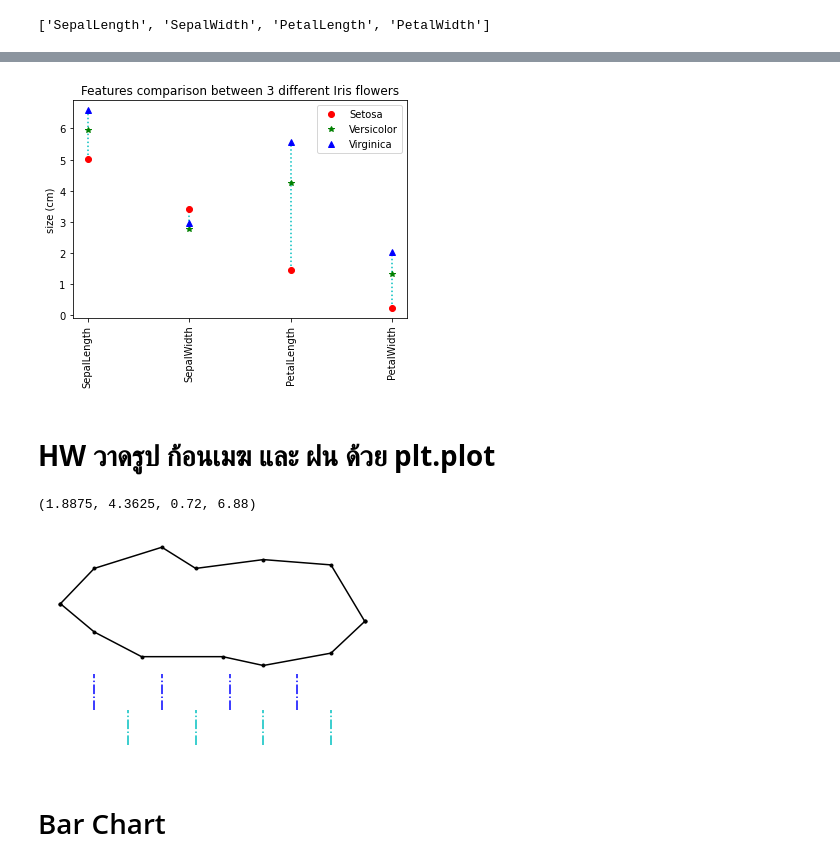
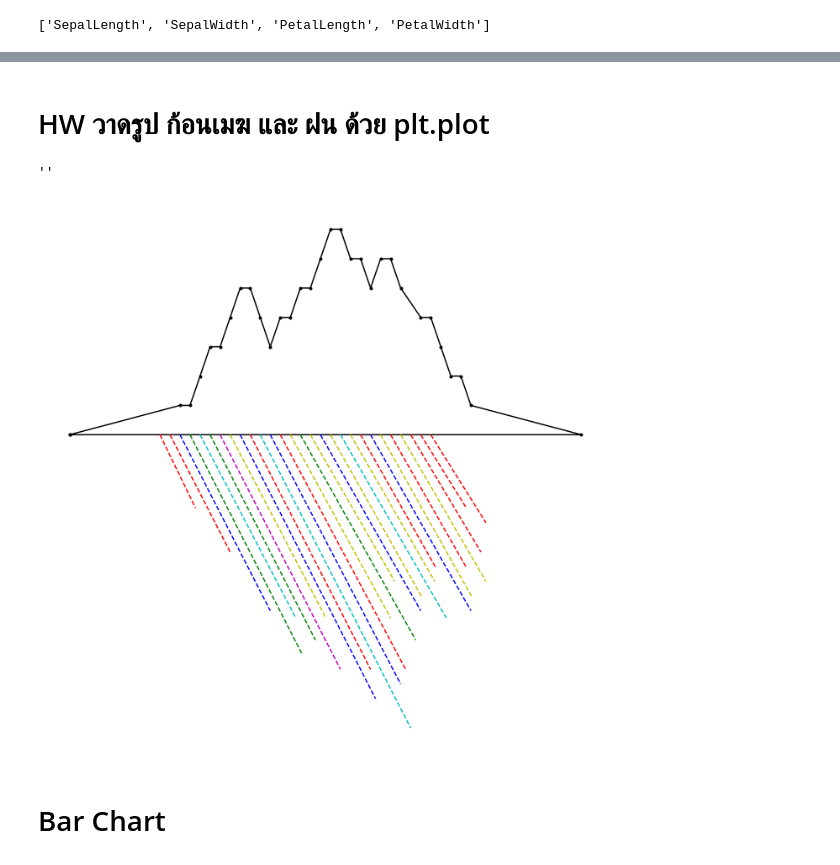
Before and after one commit to Supathatkh/data_viz_2022, a Jupyter notebook: DataViz04_Data_Comparison.ipynb, the cells around one changed output, grey strips where cells are left out. Saved outputs shown, nothing was run; the diff lists cells and outputs as text; code cells hidden in the pictures.

```diff
--- a/DataViz04_Data_Comparison.ipynb
+++ b/DataViz04_Data_Comparison.ipynb
@@ -142,40 +134,48 @@ plt.title('Features comparison between 3 different Iris flowers');
-# %%
-plt.plot([1,1],[min(sample_data.iloc[:,0]),max(sample_data.iloc[:,0])],'c:')
-plt.plot([2,2],[min(sample_data.iloc[:,1]),max(sample_data.iloc[:,1])],'c:')
-plt.plot([3,3],[min(sample_data.iloc[:,2]),max(sample_data.iloc[:,2])],'c:')
-plt.plot([4,4],[min(sample_data.iloc[:,3]),max(sample_data.iloc[:,3])],'c:')
-
-plt.plot([1,2,3,4],sample_data.iloc[0,:],'ro',label='Setosa')
-plt.plot([1,2,3,4],sample_data.iloc[1,:],'g*',label='Versicolor')
-plt.plot([1,2,3,4],sample_data.iloc[2,:],'b^',label='Virginica')
-
-plt.legend()
-plt.xticks([1,2,3,4], example_df.iloc[:,:-1].columns.tolist(), rotation='vertical')
-plt.title('Features comparison between 3 different Iris flowers')
-plt.ylabel('size (cm)');
-# %% [output]
-[figure, removed]
 # %% [markdown]
-# **HW วาดรูป ก้อนเมฆ และ ฝน ด้วย plt.plot**
+# HW วาดรูป ก้อนเมฆ และ ฝน ด้วย plt.plot
-# %%
-#ก้อนเมฆ
-plt.plot([2,2.25,2.6,3.2,3.5,4,4.25],[5,4.2,3.5,3.5,3.25,3.6,4.5],'k.-')
-plt.plot([2,2.25,2.75,3,3.5,4,4.25],[5,6,6.6,6,6.25,6.1,4.5],'k.-')
-#ฝน
-plt.plot([2.25,2.25],[2,3],'b-.')
-plt.plot([2.5,2.5],[1,2],'c-.')
-plt.plot([2.75,2.75],[2,3],'b-.')
-plt.plot([3,3],[1,2],'c-.')
-plt.plot([3.25,3.25],[2,3],'b-.')
-plt.plot([3.5,3.5],[1,2],'c-.')
-plt.plot([3.75,3.75],[2,3],'b-.')
-plt.plot([4,4],[1,2],'c-.')
-
-
-plt.axis('off')
-# %% [output]
-(1.8875, 4.3625, 0.72, 6.88)
-[figure, removed]
+# %%
+X = [100,210,220,230,240,250,260,270,280,290,300,310,320,330,340,350,360,370,380,390,400,410,420,430,450,460,470,480,490,500,610,100]
+Y = [200,201,201,202,203,203,204,205,205,204,203,204,204,205,205,206,207,207,206,206,205,206,206,205,204,204,203,202,202,201,200,200]
+# %%
+fig, ax = plt.subplots(figsize=(12, 12))
+
+plt.plot(X, Y, 'k.-')
+
+plt.plot([190,225.5],[200,197.5], 'r--')
+plt.plot([200,260],[200,196], 'r--')
+plt.plot([210,300],[200,194], 'b--')
+plt.plot([220,332],[200,192.5], 'g--')
+plt.plot([230,325.5],[200,193.75], 'c--')
+plt.plot([240,345],[200,193], 'g--')
+plt.plot([250,370],[200,192], 'm--')
+plt.plot([260,355.5],[200,193.75], 'y--')
+plt.plot([270,405],[200,191], 'b--')
+plt.plot([280,400],[200,192], 'r--')
+plt.plot([290,440],[200,190], 'c--')
+plt.plot([300,430],[200,191.5], 'b--')
+plt.plot([310,435],[200,192], 'r--')
+plt.plot([320,420],[200,193.75], 'y--')
+plt.plot([330,445],[200,193], 'g--')
+plt.plot([340,424],[200,195], 'y--')
+plt.plot([350,450],[200,194], 'b--')
+plt.plot([360,450.5],[200,194.5], 'y--')
+plt.plot([370,475.5],[200,193.75], 'c--')
+plt.plot([380,464],[200,195], 'y--')
+plt.plot([390,464.5],[200,195.5], 'r--')
+plt.plot([400,500],[200,194], 'b--')
+plt.plot([410,500.5],[200,194.5], 'y--')
+plt.plot([420,495],[200,195.5], 'r--')
+plt.plot([430,515],[200,195], 'y--')
+plt.plot([440,510],[200,196], 'r--')
+plt.plot([450,495.5],[200,197.5], 'r--')
+plt.plot([460,515],[200,197], 'r--')
+
+plt.axis('off')
+
+;
+# %% [output]
+''
+[figure, added]
 # %% [markdown]
 # Bar Chart
 # %%
```
Also changed, not shown: parts of 19 cells of this notebook.
